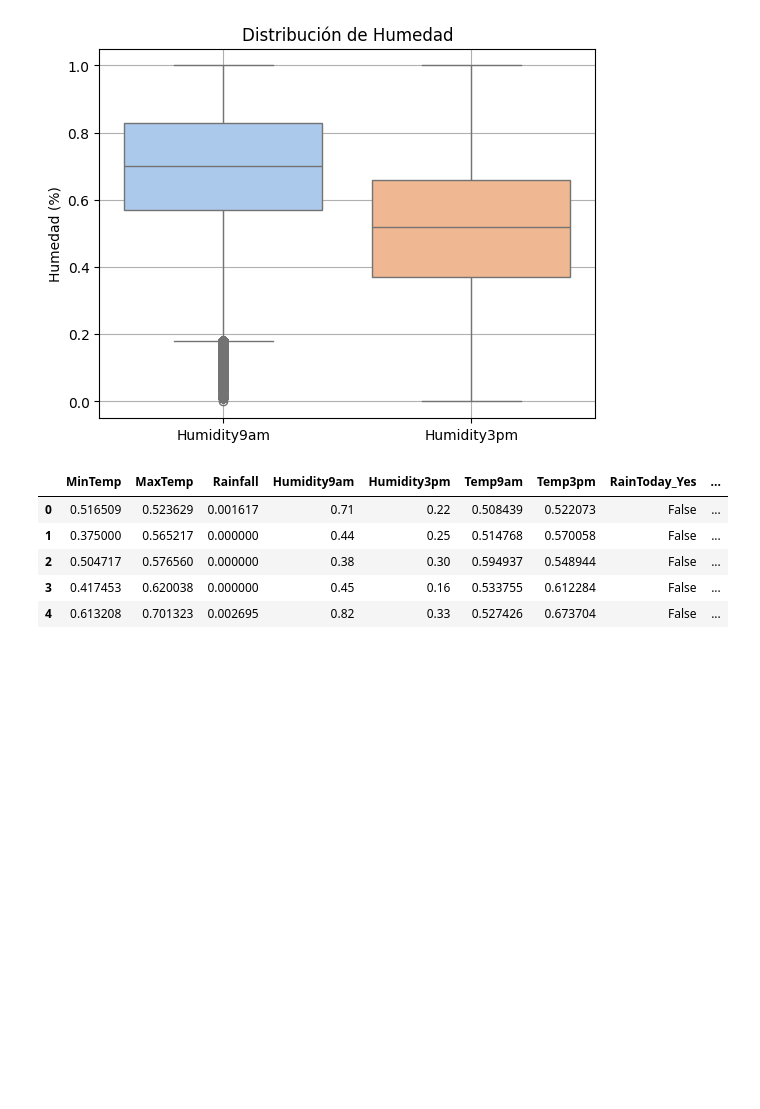
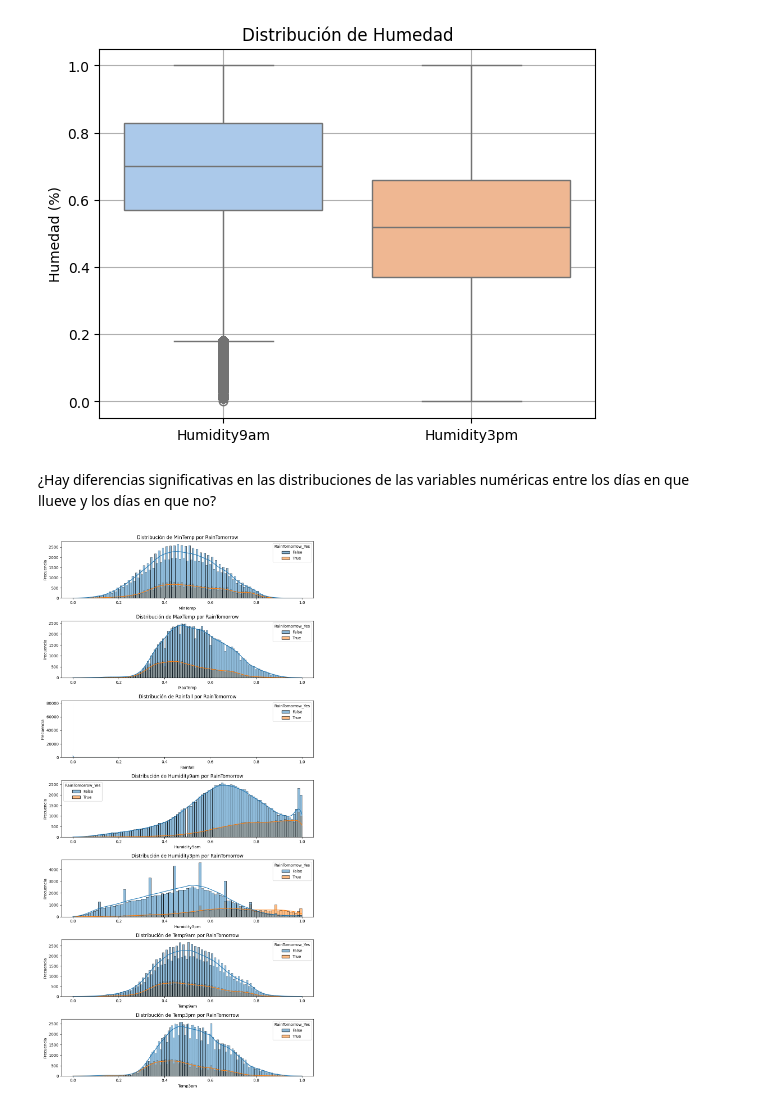
Before and after one commit to DiegoValdez10/HDT6Miner-a, a Jupyter notebook: HDT6.ipynb, the cells around one changed output. Drawn from its saved outputs; the diff is of its cells as text; code cells hidden in the pictures; blank space fills up the shorter version.

```diff
--- a/HDT6.ipynb
+++ b/HDT6.ipynb
@@ -462,12 +464,19 @@ plt.grid(True)
 plt.show()
 # %% [output]
 [figure]
-# %%
-df.head()
-# %% [output]
-|  | MinTemp | MaxTemp | Rainfall | Humidity9am | Humidity3pm | Temp9am | Temp3pm | RainToday_Yes | ... |
-| 0 | 0.516509 | 0.523629 | 0.001617 | 0.71 | 0.22 | 0.508439 | 0.522073 | False | ... |
-| 1 | 0.375000 | 0.565217 | 0.000000 | 0.44 | 0.25 | 0.514768 | 0.570058 | False | ... |
-| 2 | 0.504717 | 0.576560 | 0.000000 | 0.38 | 0.30 | 0.594937 | 0.548944 | False | ... |
-| 3 | 0.417453 | 0.620038 | 0.000000 | 0.45 | 0.16 | 0.533755 | 0.612284 | False | ... |
-| 4 | 0.613208 | 0.701323 | 0.002695 | 0.82 | 0.33 | 0.527426 | 0.673704 | False | ... |
+# %% [markdown]
+ ¿Hay diferencias significativas en las distribuciones de las variables numéricas entre los días en que llueve y los días en que no?
+# %%
+# Selecciona las columnas numéricas
+columnas_numericas = ['MinTemp', 'MaxTemp', 'Rainfall', 'Humidity9am', 'Humidity3pm', 'Temp9am', 'Temp3pm']
+
+# Crea subplots para cada variable numérica
+fig, axs = plt.subplots(len(columnas_numericas), 1, figsize=(10, 20))
+for i, columna in enumerate(columnas_numericas):
+    sns.histplot(data=df, x=columna, hue='RainTomorrow_Yes', ax=axs[i], kde=True)
+    axs[i].set_title(f'Distribución de {columna} por RainTomorrow')
+    axs[i].set_xlabel(columna)
+    axs[i].set_ylabel('Frecuencia')
+plt.tight_layout()
+# %% [output]
+[figure, added]
```
Also changed, not shown: parts of 7 cells of this notebook.
